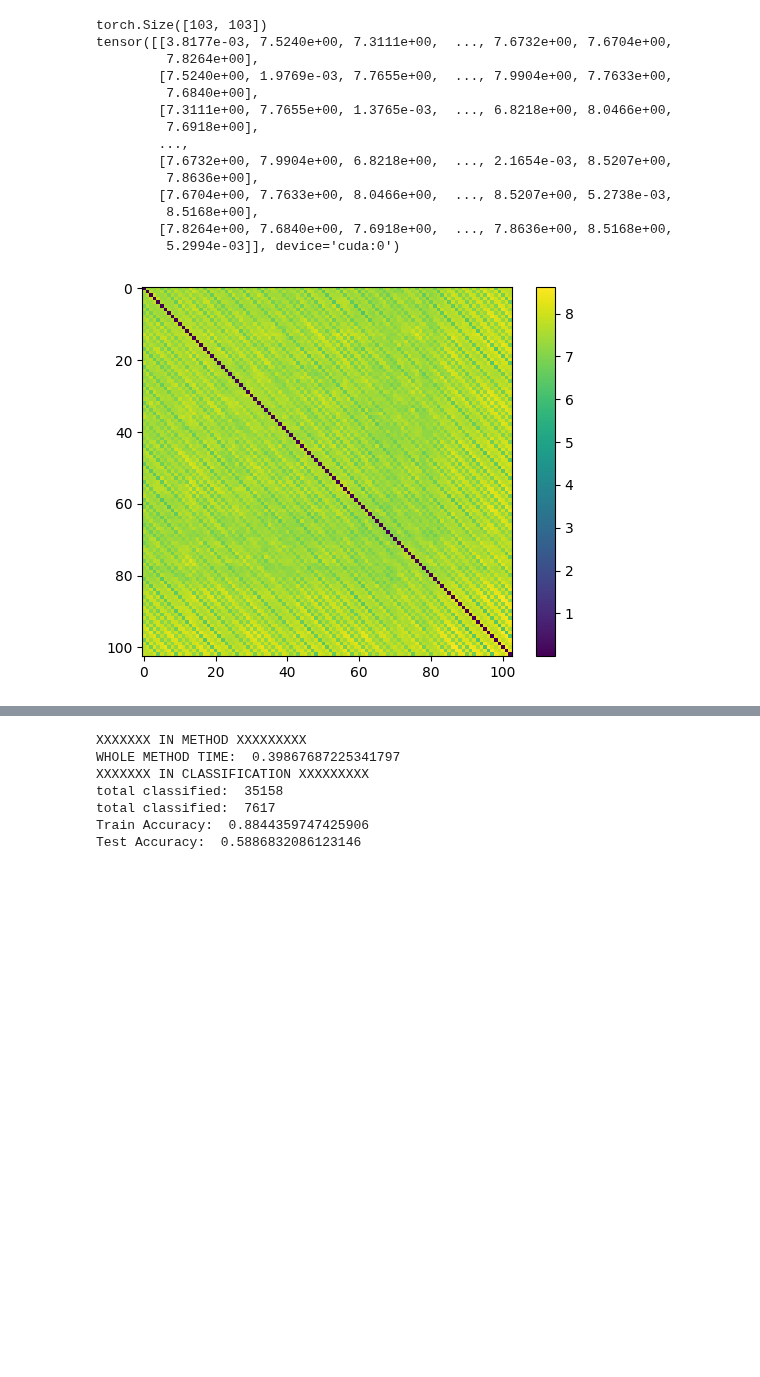
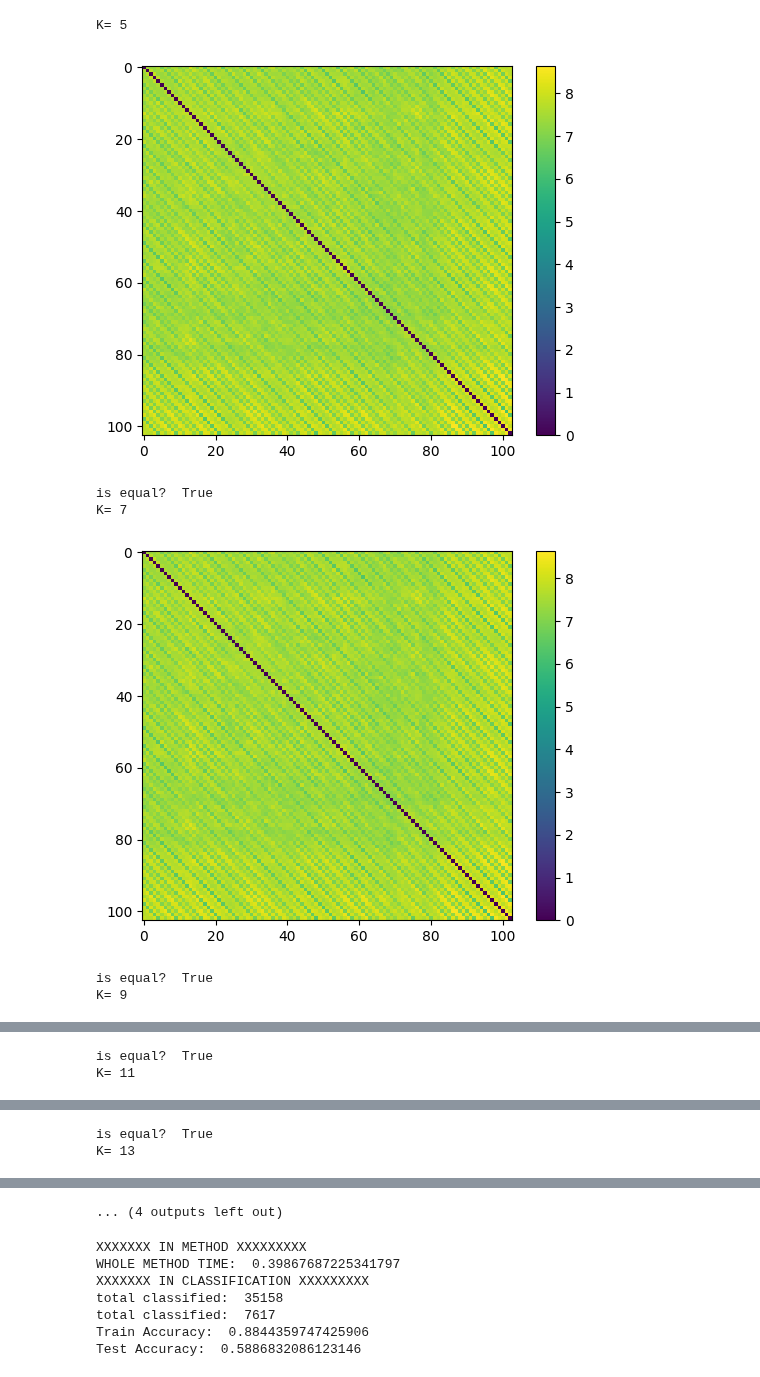
Before and after one commit to amirbourvine/YA-WEI-SEM-6, a Jupyter notebook: notebooks/bandsHDD.ipynb, the cells around one changed output, grey strips where cells are left out. Saved outputs shown, nothing was run; the diff lists cells and outputs as text; code cells hidden in the pictures; blank space fills up the shorter version.

```diff
--- a/notebooks/bandsHDD.ipynb
+++ b/notebooks/bandsHDD.ipynb
@@ -53,36 +51,29 @@ y = torch.from_numpy(y)
 X = X.to(device)
 y = y.to(device)
 # %%
-from MetaLearner import HDDOnBands
-from consts import *
 
-distances = HDDOnBands.run(X, 'cosine', factors_for_batch=None)
-
-print(distances.shape)
-print(distances)
-
-show_distances(distances)
+for val in [5,7,9,11,13,15,17,19]:
+    consts.CONST_K = val
+    # print("K=", consts.CONST_K)
+    distances = HDDOnBands.run(X, 'cosine', factors_for_batch=None)
+    if val!=5:
+        print("is equal? ", np.allclose(distances, keep))
+    keep = distances
+    print("K=", consts.CONST_K)
+    show_distances(distances)
 
 
 # weights, dist_batches = HDDOnBands.createL1WeightedBatches(X, normalize=False)
 
 # show_weights(weights, is_normalized=False)
 
 
 # plot_tree(distances.cpu().numpy())
 # %% [output]
-torch.Size([103, 103])
-tensor([[3.8177e-03, 7.5240e+00, 7.3111e+00,  ..., 7.6732e+00, 7.6704e+00,
-         7.8264e+00],
-        [7.5240e+00, 1.9769e-03, 7.7655e+00,  ..., 7.9904e+00, 7.7633e+00,
-         7.6840e+00],
-        [7.3111e+00, 7.7655e+00, 1.3765e-03,  ..., 6.8218e+00, 8.0466e+00,
-         7.6918e+00],
-        ...,
-        [7.6732e+00, 7.9904e+00, 6.8218e+00,  ..., 2.1654e-03, 8.5207e+00,
-         7.8636e+00],
-        [7.6704e+00, 7.7633e+00, 8.0466e+00,  ..., 8.5207e+00, 5.2738e-03,
-         8.5168e+00],
-        [7.8264e+00, 7.6840e+00, 7.6918e+00,  ..., 7.8636e+00, 8.5168e+00,
-         5.2994e-03]], device='cuda:0')
+K= 5
-[figure, old version]
+[figure, new version]
+is equal?  True
+K= 7
+[figure, added]
+is equal?  True
+K= 9
@@ -88,0 +81,2 @@ tensor([[3.8177e-03, 7.5240e+00, 7.3111e+00,  ..., 7.6732e+00, 7.6704e+00,
+is equal?  True
+K= 11
@@ -88,0 +84,2 @@ tensor([[3.8177e-03, 7.5240e+00, 7.3111e+00,  ..., 7.6732e+00, 7.6704e+00,
+is equal?  True
+K= 13
@@ -89,3 +90,4 @@ tensor([[3.8177e-03, 7.5240e+00, 7.3111e+00,  ..., 7.6732e+00, 7.6704e+00,
+... (4 outputs left out)
 # %%
 import gc
 torch.cuda.empty_cache()
```
Also changed, not shown: parts of 2 cells of this notebook.
